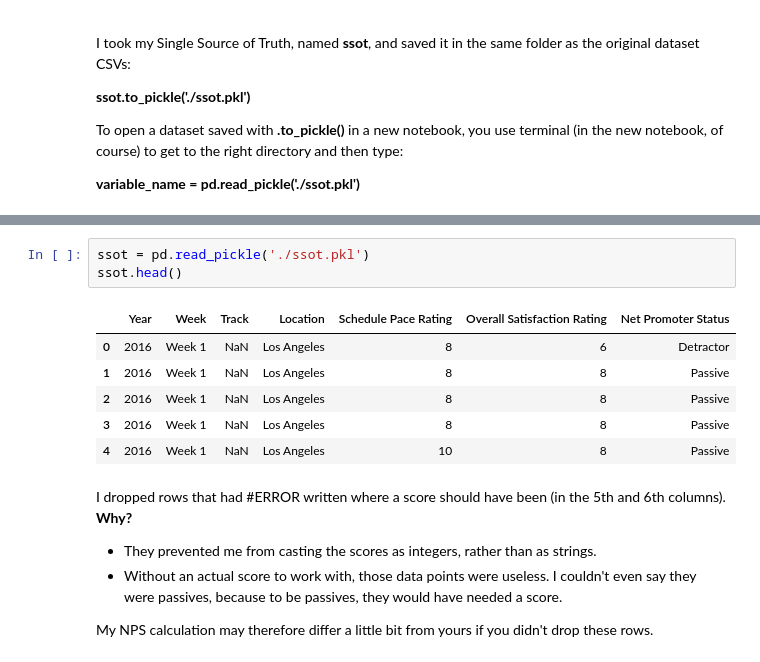
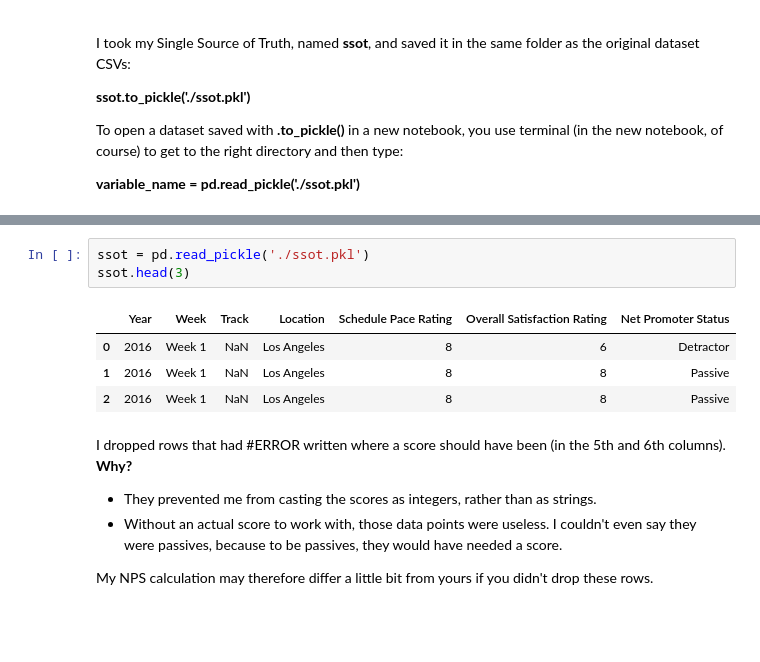
Before and after one commit to cherishkim42/DS-1.1-Data-Analysis, a Jupyter notebook: NPS_Project/NPS_Project.ipynb, the cells around one changed output, grey strips where cells are left out. Saved outputs shown, nothing was run; the diff lists cells and outputs as text; blank space fills up the shorter version.

```diff
--- a/NPS_Project/NPS_Project.ipynb
+++ b/NPS_Project/NPS_Project.ipynb
@@ -24,13 +26,11 @@ cd CSVs
 # %%
 ssot = pd.read_pickle('./ssot.pkl')
-ssot.head()
+ssot.head(3)
 # %% [output]
 |  | Year | Week | Track | Location | Schedule Pace Rating | Overall Satisfaction Rating | Net Promoter Status |
 | 0 | 2016 | Week 1 | NaN | Los Angeles | 8 | 6 | Detractor |
 | 1 | 2016 | Week 1 | NaN | Los Angeles | 8 | 8 | Passive |
 | 2 | 2016 | Week 1 | NaN | Los Angeles | 8 | 8 | Passive |
-| 3 | 2016 | Week 1 | NaN | Los Angeles | 8 | 8 | Passive |
-| 4 | 2016 | Week 1 | NaN | Los Angeles | 10 | 8 | Passive |
 # %% [markdown]
 I dropped rows that had #ERROR written where a score should have been (in the 5th and 6th columns). **Why?**
 
```
Also changed, not shown: parts of 30 cells of this notebook, 1 other file.
